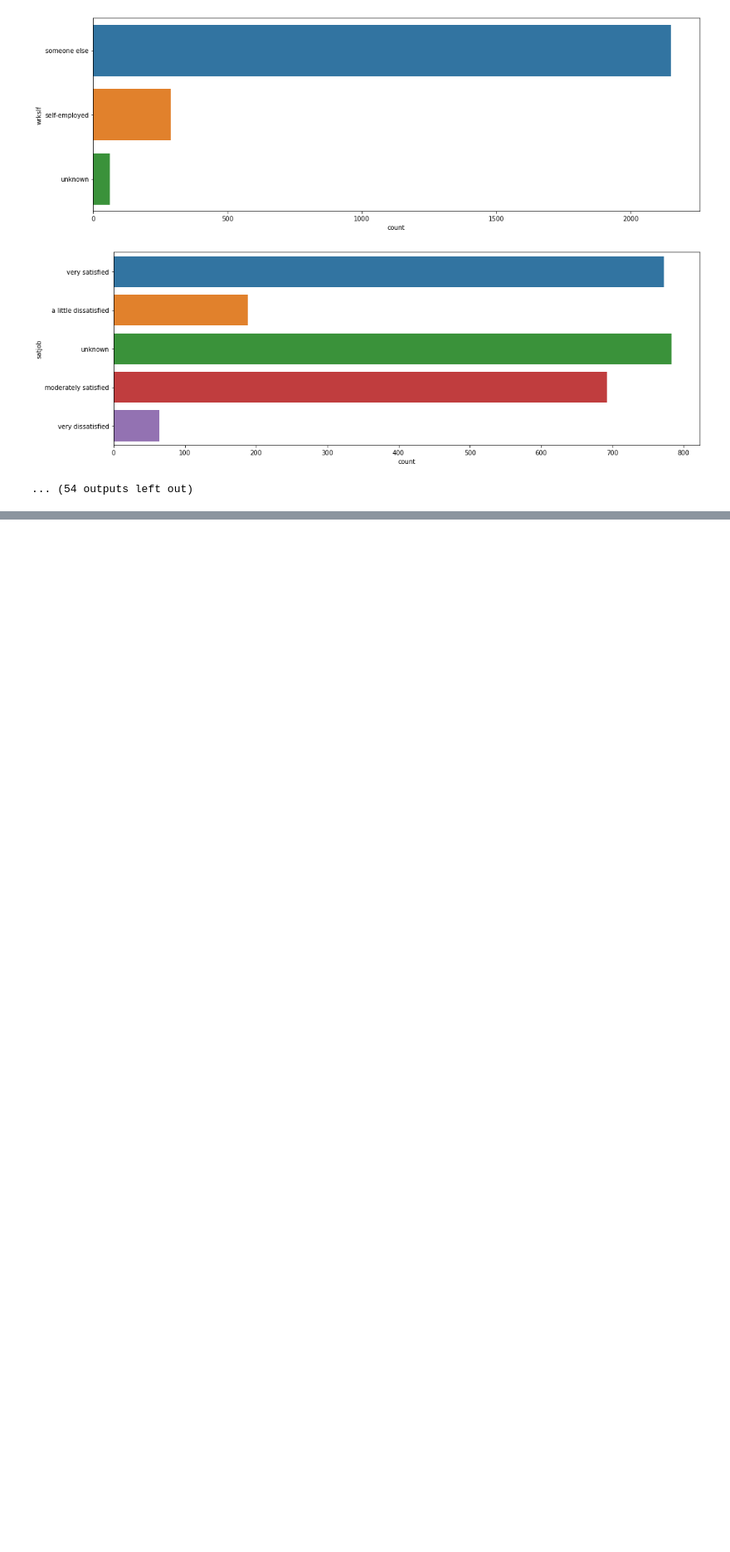
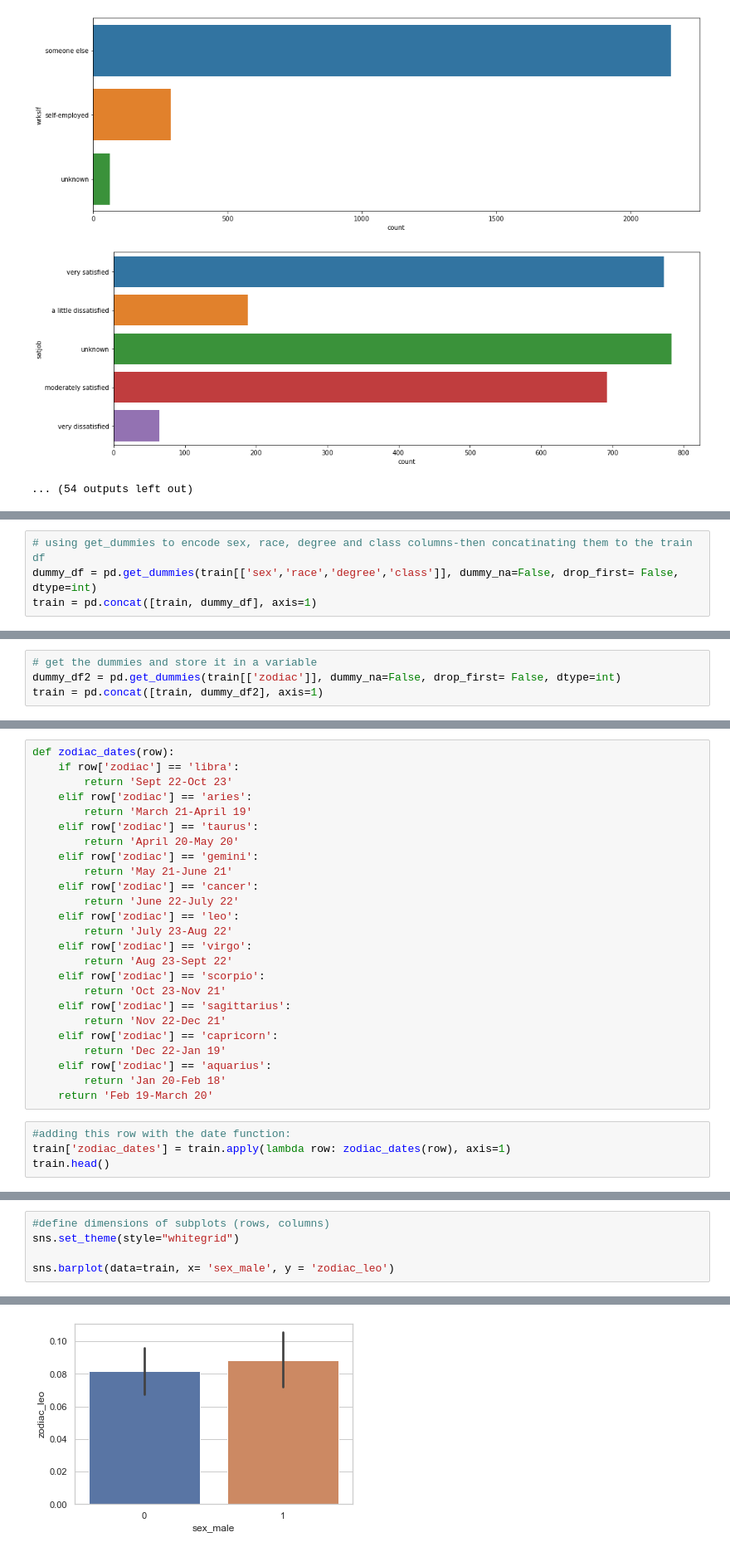
Before and after one commit to jeneyring/GSS_survey, a Jupyter notebook: gss-EDA.ipynb, the cells around one changed output, grey strips where cells are left out. Shown at 83% size. Drawn from its saved outputs; the diff is of its cells as text; blank space fills up the shorter version.

```diff
--- a/gss-EDA.ipynb
+++ b/gss-EDA.ipynb
@@ -314,0 +344,4 @@ train.maocc10.value_counts()
+# %%
+# using get_dummies to encode sex, race, degree and class columns-then concatinating them to the train df
+dummy_df = pd.get_dummies(train[['sex','race','degree','class']], dummy_na=False, drop_first= False, dtype=int)
+train = pd.concat([train, dummy_df], axis=1)
@@ -314,0 +356,4 @@ train.maocc10.value_counts()
+# %%
+# get the dummies and store it in a variable
+dummy_df2 = pd.get_dummies(train[['zodiac']], dummy_na=False, drop_first= False, dtype=int)
+train = pd.concat([train, dummy_df2], axis=1)
@@ -314,0 +382,29 @@ train.maocc10.value_counts()
+# %%
+def zodiac_dates(row):
+    if row['zodiac'] == 'libra':
+        return 'Sept 22-Oct 23'
+    elif row['zodiac'] == 'aries':
+        return 'March 21-April 19'
+    elif row['zodiac'] == 'taurus':
+        return 'April 20-May 20'
+    elif row['zodiac'] == 'gemini':
+        return 'May 21-June 21'
+    elif row['zodiac'] == 'cancer':
+        return 'June 22-July 22'
+    elif row['zodiac'] == 'leo':
+        return 'July 23-Aug 22'
+    elif row['zodiac'] == 'virgo':
+        return 'Aug 23-Sept 22'
+    elif row['zodiac'] == 'scorpio':
+        return 'Oct 23-Nov 21'
+    elif row['zodiac'] == 'sagittarius':
+        return 'Nov 22-Dec 21'
+    elif row['zodiac'] == 'capricorn':
+        return 'Dec 22-Jan 19'
+    elif row['zodiac'] == 'aquarius':
+        return 'Jan 20-Feb 18'
+    return 'Feb 19-March 20'
+# %%
+#adding this row with the date function:
+train['zodiac_dates'] = train.apply(lambda row: zodiac_dates(row), axis=1)
+train.head()
@@ -314,0 +444,6 @@ train.maocc10.value_counts()
+# %%
+#define dimensions of subplots (rows, columns)
+sns.set_theme(style="whitegrid")
+
+sns.barplot(data=train, x= 'sex_male', y = 'zodiac_leo')
+# %% [output]
@@ -314,0 +451 @@ train.maocc10.value_counts()
+[figure, added]
```
Also changed, not shown: parts of 58 cells of this notebook, 1 other file.
